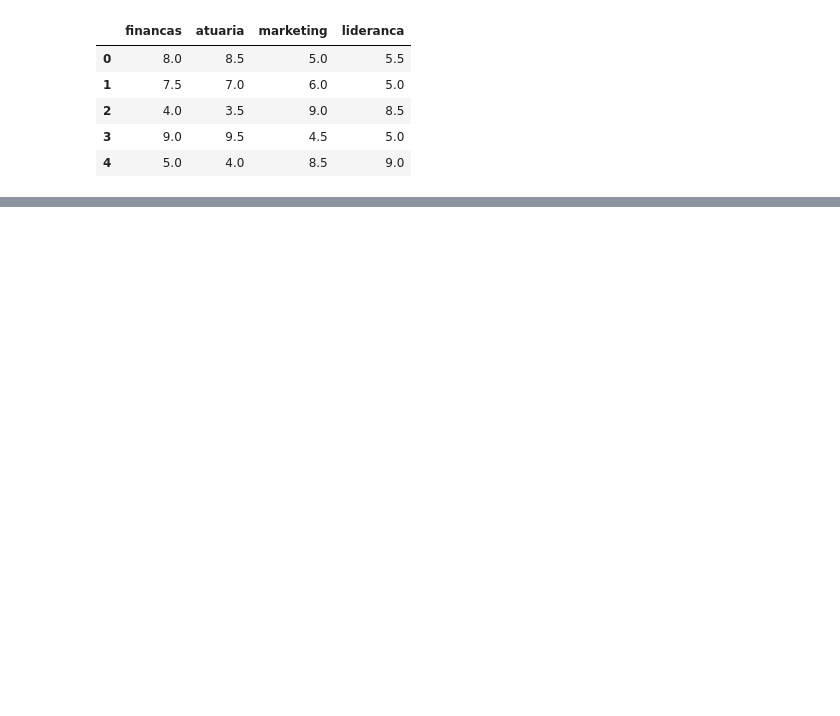
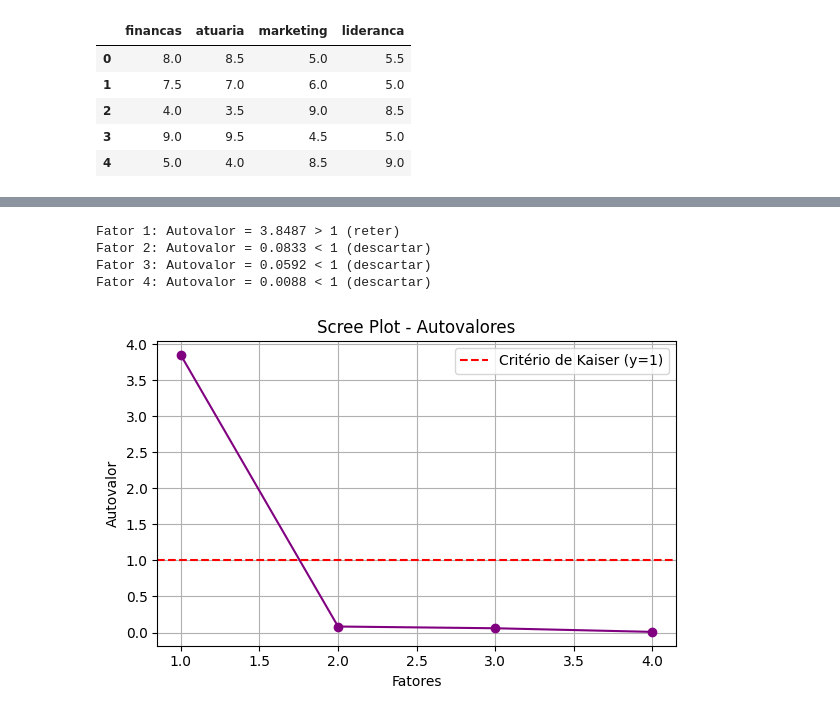
Before and after one commit to Orlando2030/analytics-reference-guide, a Jupyter notebook: 2_machine_learning_e_modelagem/2_1_Unsupervised/07_Analise_Fatorial_Exploratoria.ipynb, the cells around one changed output, grey strips where cells are left out. Cells and saved outputs as stored; diff of their text form; code cells hidden in the pictures; blank space fills up the shorter version.

```diff
--- a/2_machine_learning_e_modelagem/2_1_Unsupervised/07_Analise_Fatorial_Exploratoria.ipynb
+++ b/2_machine_learning_e_modelagem/2_1_Unsupervised/07_Analise_Fatorial_Exploratoria.ipynb
@@ -30,13 +48,13 @@ Alunos com boas notas em `Finanças` tendem a ir bem em `Atuária`. Alunos que v
 # %%
-dados_notas = {
-    'financas': [8.0, 7.5, 4.0, 9.0, 5.0, 8.5, 4.5, 9.5],
-    'atuaria': [8.5, 7.0, 3.5, 9.5, 4.0, 9.0, 3.0, 8.5],
-    'marketing': [5.0, 6.0, 9.0, 4.5, 8.5, 5.5, 9.5, 6.0],
-    'lideranca': [5.5, 5.0, 8.5, 5.0, 9.0, 4.5, 9.0, 5.5]
-}
+dados_notas = {  # Dicionário com as notas dos alunos em cada disciplina
+    'financas': [8.0, 7.5, 4.0, 9.0, 5.0, 8.5, 4.5, 9.5],  # Notas dos alunos na disciplina de Finanças
+    'atuaria': [8.5, 7.0, 3.5, 9.5, 4.0, 9.0, 3.0, 8.5],  # Notas dos alunos na disciplina de Atuária
+    'marketing': [5.0, 6.0, 9.0, 4.5, 8.5, 5.5, 9.5, 6.0],  # Notas dos alunos na disciplina de Marketing
+    'lideranca': [5.5, 5.0, 8.5, 5.0, 9.0, 4.5, 9.0, 5.5]  # Notas dos alunos na disciplina de Liderança
+}  # Fecha o dicionário de dados
 
-df_notas = pd.DataFrame(dados_notas)
-display(df_notas.head())
+df_notas = pd.DataFrame(dados_notas)  # Cria um DataFrame pandas a partir do dicionário de notas
+display(df_notas.head())  # Exibe as 5 primeiras linhas do DataFrame de notas
 # %% [output]
 |  | financas | atuaria | marketing | lideranca |
 | 0 | 8.0 | 8.5 | 5.0 | 5.5 |
@@ -113,0 +113,30 @@ display(comunalidades)
+# %%
+# Inicializa o analisador fatorial com todos os fatores possíveis e sem rotação (apenas para extrair autovalores)
+fa_inicial = FactorAnalyzer(n_factors=df_notas.shape[1], rotation=None)  # n_factors = número de variáveis (4)
+fa_inicial.fit(df_notas)  # Ajusta o modelo fatorial aos dados de notas
+
+# Extrai os autovalores (ev) e autovetores (v)
+ev, v = fa_inicial.get_eigenvalues()  # ev = autovalores, v = autovetores
+
+# Exibe os autovalores como texto para referência
+for idx, val in enumerate(ev, start=1):  # Itera sobre autovalores com índice
+    status = ' > 1 (reter)' if val > 1 else ' < 1 (descartar)'  # Critério de Kaiser
+    print(f"Fator {idx}: Autovalor = {val:.4f}{status}")  # Imprime cada autovalor
+
+# Cria o Scree Plot (gráfico de autovalores)
+fig, ax = plt.subplots(figsize=(6,4))  # Cria figura com tamanho 6x4
+ax.plot(range(1, len(ev)+1), ev, marker='o', color='purple')  # Plota autovalores
+ax.axhline(y=1, color='r', linestyle='--', label='Critério de Kaiser (y=1)')  # Linha y=1
+ax.set_title('Scree Plot - Autovalores')  # Título do gráfico
+ax.set_xlabel('Fatores')  # Rótulo do eixo x
+ax.set_ylabel('Autovalor')  # Rótulo do eixo y
+ax.legend()  # Legenda
+ax.grid(True)  # Grade
+plt.tight_layout()  # Ajusta o layout
+plt.show()  # Renderiza e exibe o gráfico
+# %% [output]
+Fator 1: Autovalor = 3.8487 > 1 (reter)
+Fator 2: Autovalor = 0.0833 < 1 (descartar)
+Fator 3: Autovalor = 0.0592 < 1 (descartar)
+Fator 4: Autovalor = 0.0088 < 1 (descartar)
+[figure, added]
```
Also changed, not shown: parts of 22 cells of this notebook, 10 other files.
